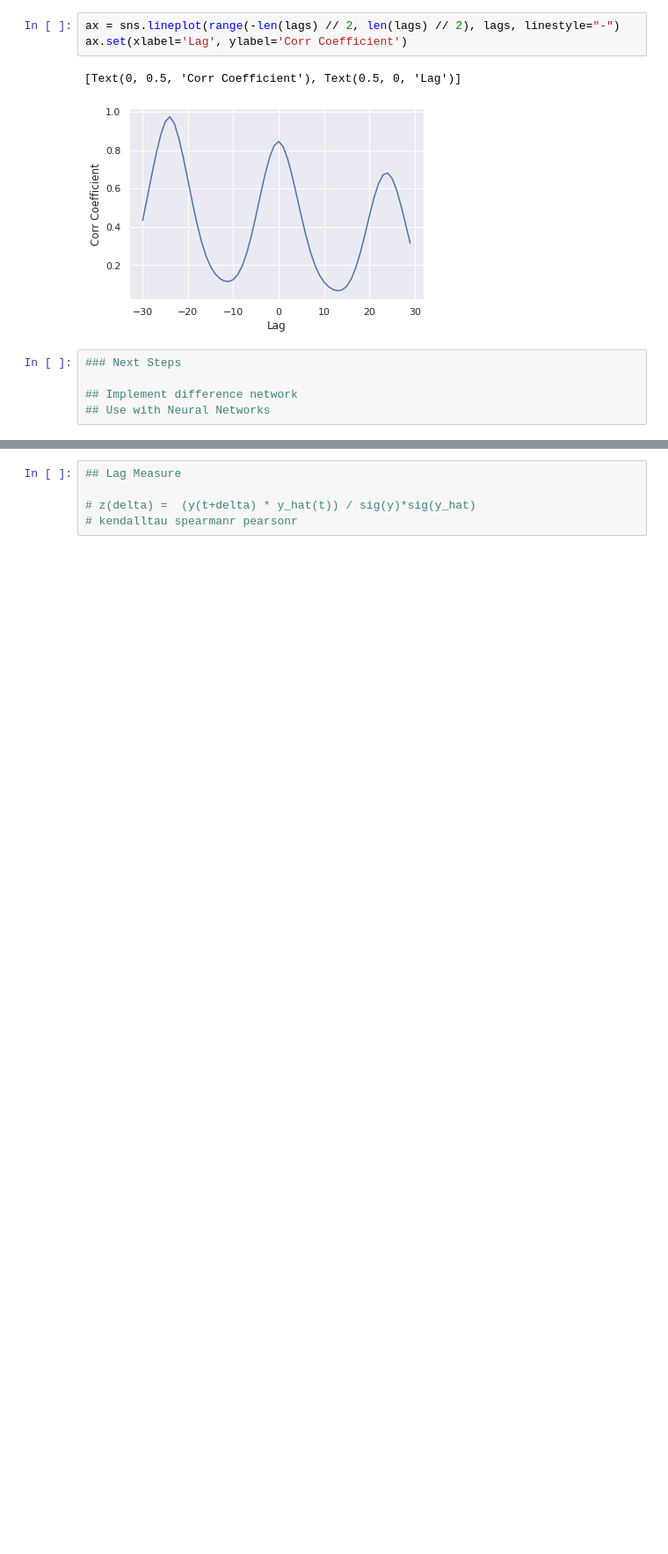
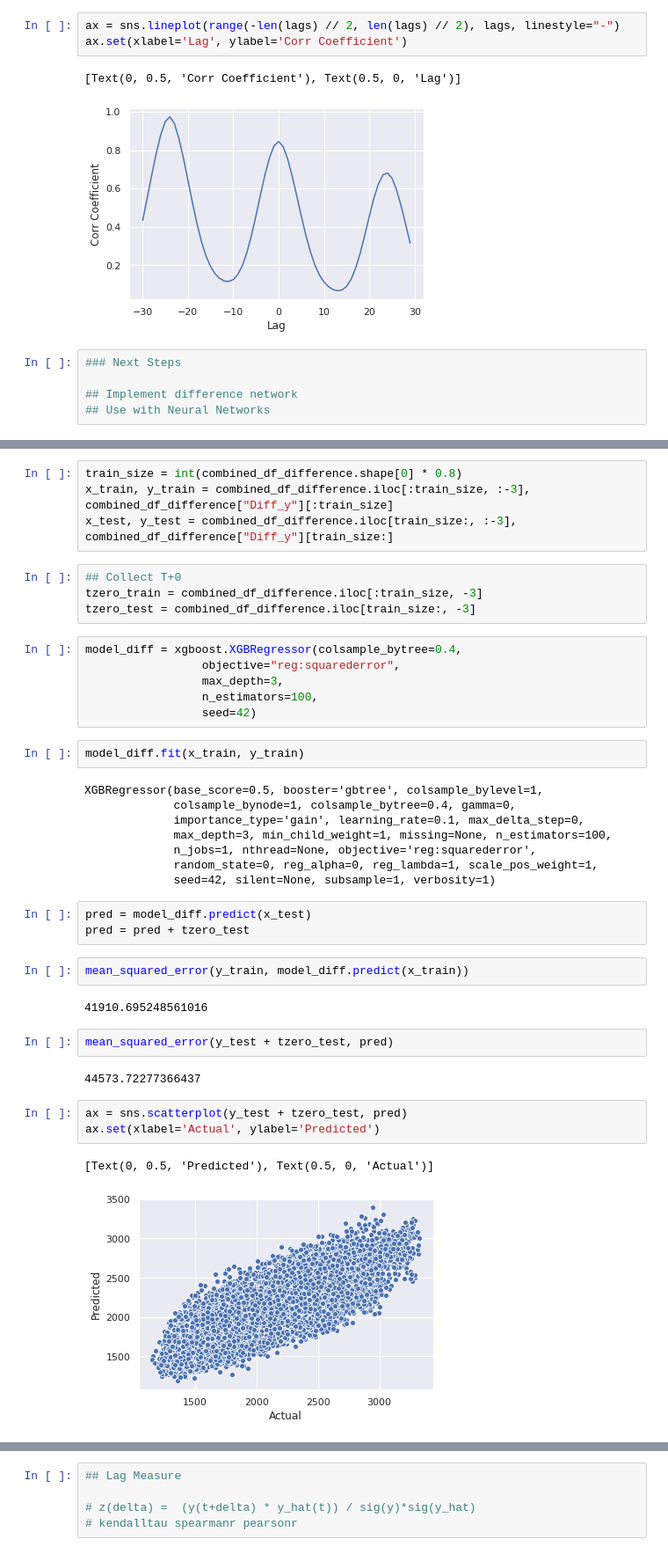
Before and after one commit to cydal/tsExtract, a Jupyter notebook: EnergyConsumption.ipynb, the cells around one changed output, grey strips where cells are left out. Shown at 88% size. Cells and saved outputs as stored; diff of their text form; blank space fills up the shorter version.

Commit message:
Add Difference Network Implementation

```diff
--- a/EnergyConsumption.ipynb
+++ b/EnergyConsumption.ipynb
@@ -210,0 +234,41 @@ ax.set(xlabel='Lag', ylabel='Corr Coefficient')
+# %%
+train_size = int(combined_df_difference.shape[0] * 0.8)
+x_train, y_train = combined_df_difference.iloc[:train_size, :-3], combined_df_difference["Diff_y"][:train_size]
+x_test, y_test = combined_df_difference.iloc[train_size:, :-3], combined_df_difference["Diff_y"][train_size:]
+# %%
+## Collect T+0
+tzero_train = combined_df_difference.iloc[:train_size, -3]
+tzero_test = combined_df_difference.iloc[train_size:, -3]
+# %%
+model_diff = xgboost.XGBRegressor(colsample_bytree=0.4,
+                 objective="reg:squarederror",
+                 max_depth=3,
+                 n_estimators=100,
+                 seed=42)
+# %%
+model_diff.fit(x_train, y_train)
+# %% [output]
+XGBRegressor(base_score=0.5, booster='gbtree', colsample_bylevel=1,
+             colsample_bynode=1, colsample_bytree=0.4, gamma=0,
+             importance_type='gain', learning_rate=0.1, max_delta_step=0,
+             max_depth=3, min_child_weight=1, missing=None, n_estimators=100,
+             n_jobs=1, nthread=None, objective='reg:squarederror',
+             random_state=0, reg_alpha=0, reg_lambda=1, scale_pos_weight=1,
+             seed=42, silent=None, subsample=1, verbosity=1)
+# %%
+pred = model_diff.predict(x_test)
+pred = pred + tzero_test
+# %%
+mean_squared_error(y_train, model_diff.predict(x_train))
+# %% [output]
+41910.695248561016
+# %%
+mean_squared_error(y_test + tzero_test, pred)
+# %% [output]
+44573.72277366437
+# %%
+ax = sns.scatterplot(y_test + tzero_test, pred)
+ax.set(xlabel='Actual', ylabel='Predicted')
+# %% [output]
+[Text(0, 0.5, 'Predicted'), Text(0.5, 0, 'Actual')]
+[figure, added]
```
Also changed, not shown: parts of 8 cells of this notebook.
